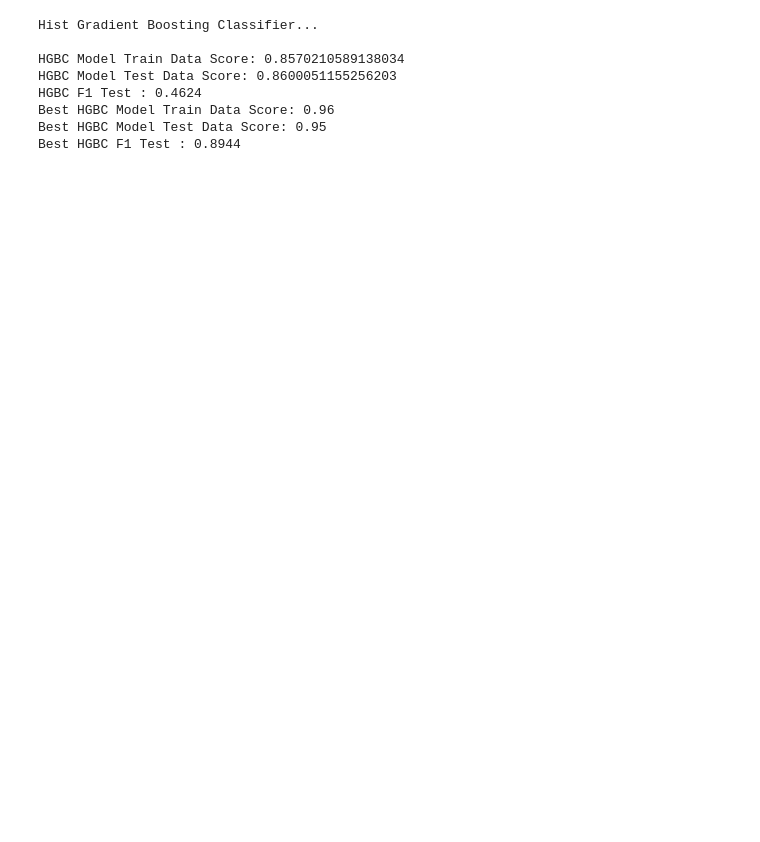
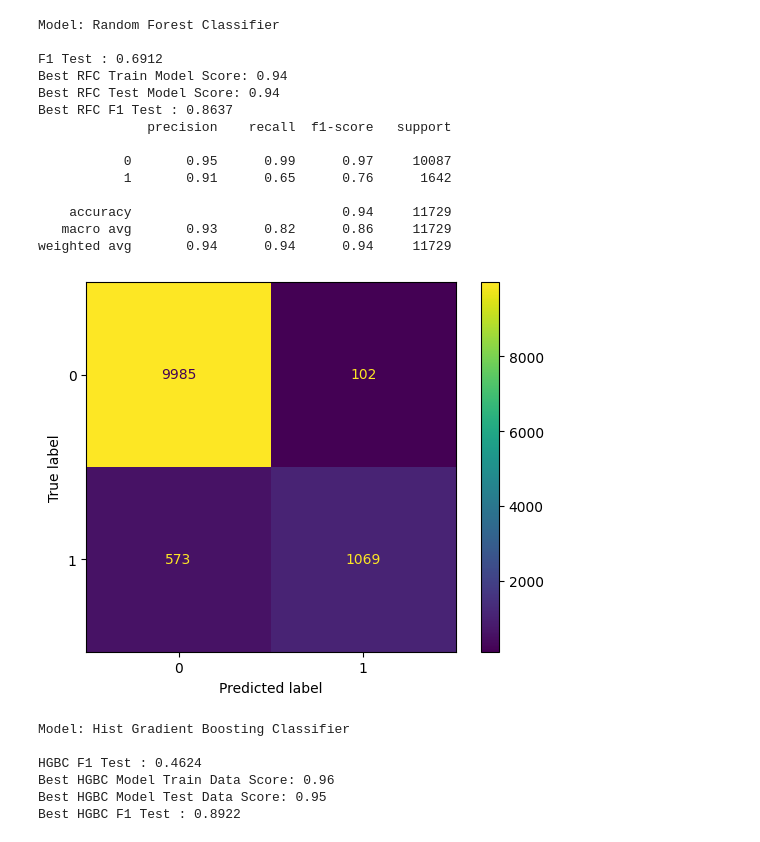
Before and after one commit to deanesh/ML-Wakad-Weekdays-5-7-pm-11th-Dec, a Jupyter notebook: 10 Ensemble/Ensemble-Practice.ipynb, the cells around one changed output. Drawn from its saved outputs; the diff is of its cells as text; code cells hidden in the pictures; blank space fills up the shorter version.

Commit message:
Updating Ensemble Practice ipynb file

```diff
--- a/10 Ensemble/Ensemble-Practice.ipynb
+++ b/10 Ensemble/Ensemble-Practice.ipynb
@@ -127,3 +66,59 @@ weighted avg       0.94      0.94      0.94     11729
+# %%
+#--------------------
+#Step-7: Build Models
+#--------------------
+
+#------------------------------
+# Model: RandomForestClassifier
+#------------------------------
+
+from sklearn.ensemble import RandomForestClassifier
+print('Model: Random Forest Classifier', '\n')
+rfc = RandomForestClassifier(n_estimators= 1, max_depth= 1, min_samples_split= 5, min_samples_leaf= 5)
+rfc.fit(xtrain_pre, ytrain)
+
+#F1 Test
+#=======
+from sklearn.metrics import f1_score
+ytest_prediction = rfc.predict(xtest_pre)
+f1_test = f1_score(ytest, ytest_prediction, average = "macro"); print(f"F1 Test : {f1_test:.4f}")
+
+#-----------------------------
+#Step-8: Hyperparameter Tuning
+#-----------------------------
+from sklearn.model_selection import RandomizedSearchCV
+base = RandomForestClassifier(random_state=42); params = {"n_estimators": [50, 100, 150], "max_depth": [3, 4, 5, 6]}
+rscv_rf = RandomizedSearchCV(base, params, cv=5, scoring = "f1_macro"); rscv_rf.fit(xtrain_pre, ytrain)
+
+best_rfc = rscv_rf.best_estimator_
+print(f'Best RFC Train Model Score: {best_rfc.score(xtrain_pre, ytrain):.2f}')
+print(f'Best RFC Test Model Score: {best_rfc.score(xtest_pre, ytest):.2f}')
+
+ytest_prediction = best_rfc.predict(xtest_pre)
+best_rfc_f1_test = f1_score(ytest, ytest_prediction, average="macro")
+print(f"Best RFC F1 Test : {best_rfc_f1_test:.4f}")
+
+from sklearn.metrics import ConfusionMatrixDisplay
+ConfusionMatrixDisplay.from_estimator(best_rfc, xtest_pre, ytest)
+
+from sklearn.metrics import classification_report
+print(classification_report(ytest, ytest_prediction))
+# %% [output]
+Model: Random Forest Classifier
+
+F1 Test : 0.6912
+Best RFC Train Model Score: 0.94
+Best RFC Test Model Score: 0.94
+Best RFC F1 Test : 0.8637
+              precision    recall  f1-score   support
+
+           0       0.95      0.99      0.97     10087
+           1       0.91      0.65      0.76      1642
+
+    accuracy                           0.94     11729
+   macro avg       0.93      0.82      0.86     11729
+weighted avg       0.94      0.94      0.94     11729
+[figure, added]
 # %%
 #-------------------------------------
 # Gradient Boosting
@@ -131,13 +126,9 @@ weighted avg       0.94      0.94      0.94     11729
 #--------------------------------------
 from sklearn.ensemble import HistGradientBoostingClassifier
 
-print('Hist Gradient Boosting Classifier...', '\n')
-
+print('Model: Hist Gradient Boosting Classifier', '\n')
 hgbc = HistGradientBoostingClassifier(learning_rate=0.001, max_depth=1)
 hgbc.fit(xtrain_pre, ytrain)
-
-print(f'HGBC Model Train Data Score: {hgbc.score(xtrain_pre, ytrain)}')
-print(f'HGBC Model Test Data Score: {hgbc.score(xtest_pre, ytest)}')
 
 ytest_prediction = hgbc.predict(xtest_pre)
 hgbc_f1_test = f1_score(ytest, ytest_prediction, average = "macro")
@@ -150,7 +141,6 @@ rscv_hgbc = RandomizedSearchCV(base, params, cv=5, scoring="f1_macro")
 rscv_hgbc.fit(xtrain_pre, ytrain)
 
 best_hgbc = rscv_hgbc.best_estimator_
-
 print(f'Best HGBC Model Train Data Score: {best_hgbc.score(xtrain_pre, ytrain):.2f}')
 print(f'Best HGBC Model Test Data Score: {best_hgbc.score(xtest_pre, ytest):.2f}')
 
@@ -158,12 +148,10 @@ ytest_prediction = best_hgbc.predict(xtest_pre)
 best_hgbc_f1_test = f1_score(ytest, ytest_prediction, average = "macro")
 print(f"Best HGBC F1 Test : {best_hgbc_f1_test:.4f}")
 # %% [output]
-Hist Gradient Boosting Classifier...
+Model: Hist Gradient Boosting Classifier
 
-HGBC Model Train Data Score: 0.8570210589138034
-HGBC Model Test Data Score: 0.8600051155256203
 HGBC F1 Test : 0.4624
 Best HGBC Model Train Data Score: 0.96
 Best HGBC Model Test Data Score: 0.95
-Best HGBC F1 Test : 0.8944
+Best HGBC F1 Test : 0.8922
 # %%
```
Also changed, not shown: parts of 4 cells of this notebook.
